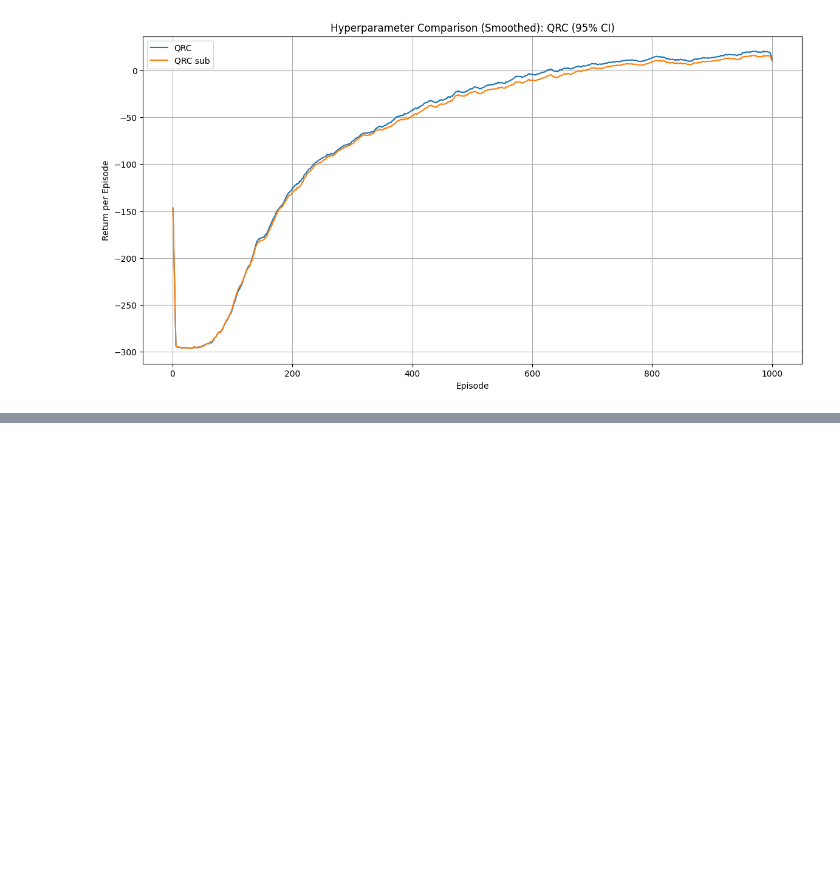
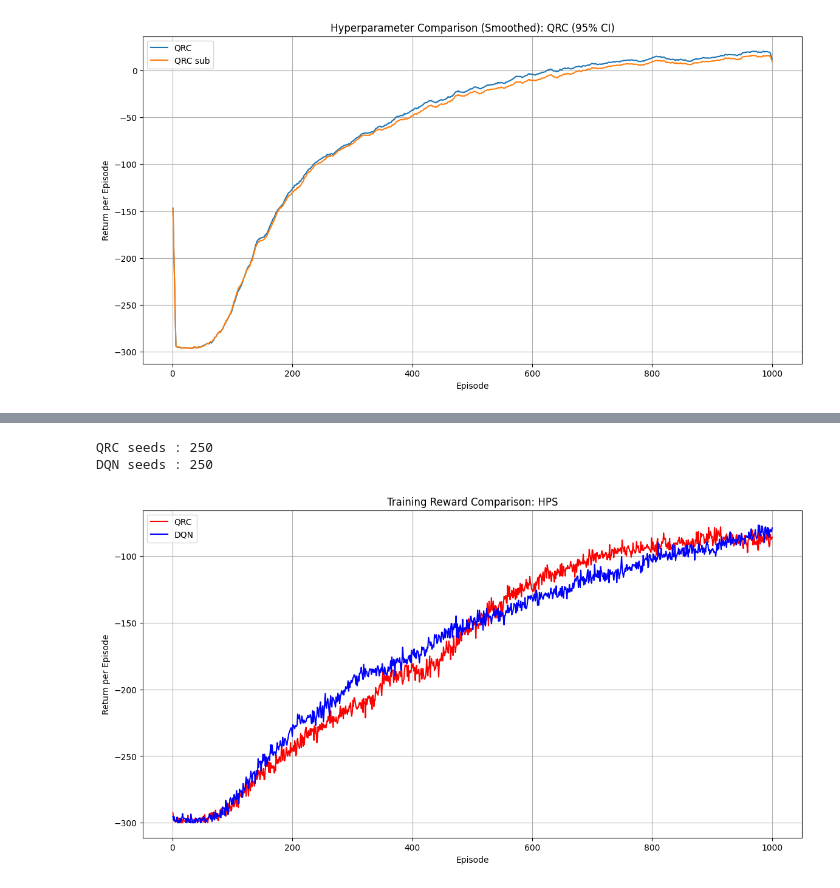
Before and after one commit to LukasOttenhof/DQN-vs-QRC, a Jupyter notebook: Analysis/QRC_analysis.ipynb, the cells around one changed output, grey strips where cells are left out. Saved outputs shown, nothing was run; the diff lists cells and outputs as text; code cells hidden in the pictures; blank space fills up the shorter version.

```diff
--- a/Analysis/QRC_analysis.ipynb
+++ b/Analysis/QRC_analysis.ipynb
@@ -506,30 +514,40 @@ plot_multiple_rewards_smooth(
 #     # Save as .pt
 #     torch.save(
 #         {"rewards": torch.tensor(all_rewards, dtype=torch.float32)},
 #         output_file
 #     )
 #     print(f"Saved rewards from {len(txt_files)} files to {output_file}")
 
 
 # folders = [
 #     "../data/qrc_results/baseline_mac",
 #     "../data/qrc_results/baseline_cc",
 #     "../data/qrc_results/hps_5pm",
 #     "../data/qrc_results/best_hyperparameters",
 #     "../data/qrc_results/with_dqn_hyperparameters",
 #     "../data/dqn_results/best_hyperparameters",
 #     "../data/dqn_results/with_qrc_hyperparameters",
 # ]
 
 # outputs = [
 #     "../data/qrc_results/qrc_baseline_mac.pt",
 #     "../data/qrc_results/qrc_baseline_cc.pt",
 #     "../data/qrc_results/qrc_hps_5pm.pt",
 #     "../data/qrc_results/qrc_best_hyperparameters.pt",
 #     "../data/qrc_results/qrc_with_dqn_hyperparameters.pt",
 #     "../data/dqn_results/best_hyperparameters.pt",
 #     "../data/dqn_results/dqn_with_qrc_hyperparameters.pt"
 # ]
 
 # for folder, out_file in zip(folders, outputs):
 #     save_rewards_to_pt(folder, out_file)
+
+plot_graph(
+    qrc_file="../data/qrc_reward_seeds.pt",
+    dqn_file="../data/dqn_reward_seeds.pt",
+    graph_title="Training Reward Comparison: HPS"
+)
+# %% [output]
+QRC seeds : 250
+DQN seeds : 250
+[figure, added]
```
Also changed, not shown: parts of 2 cells of this notebook, 4 other files.
